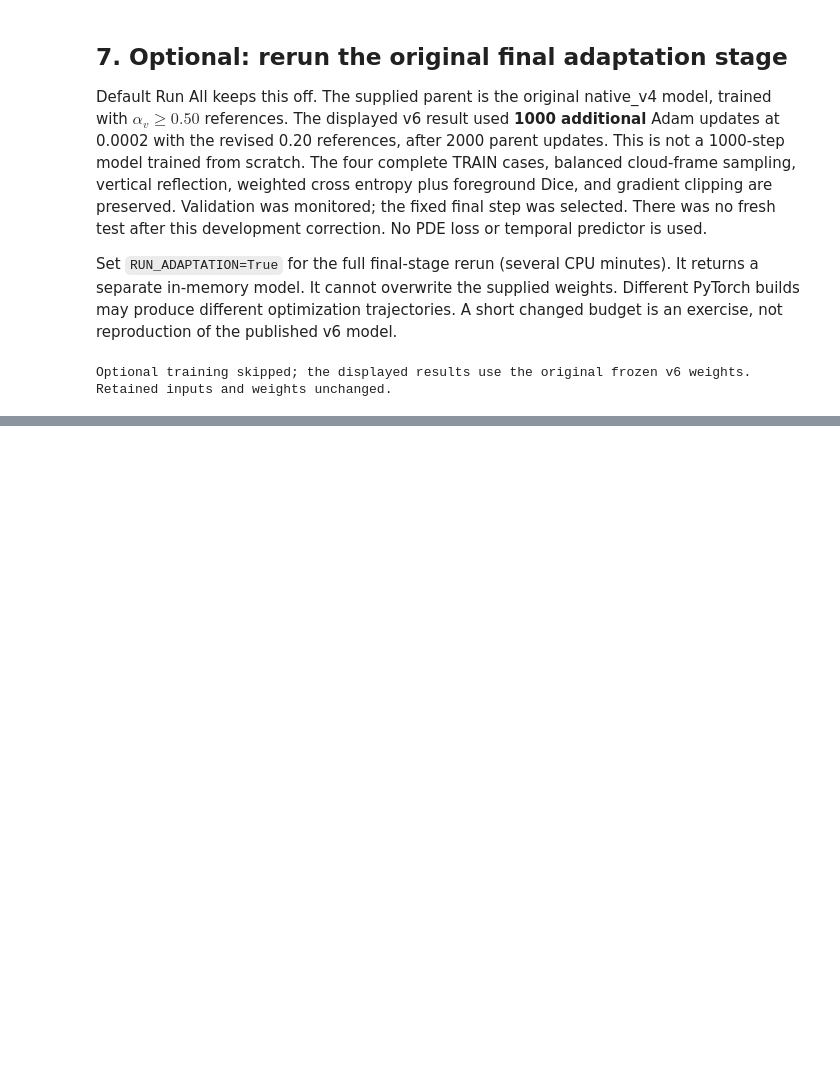
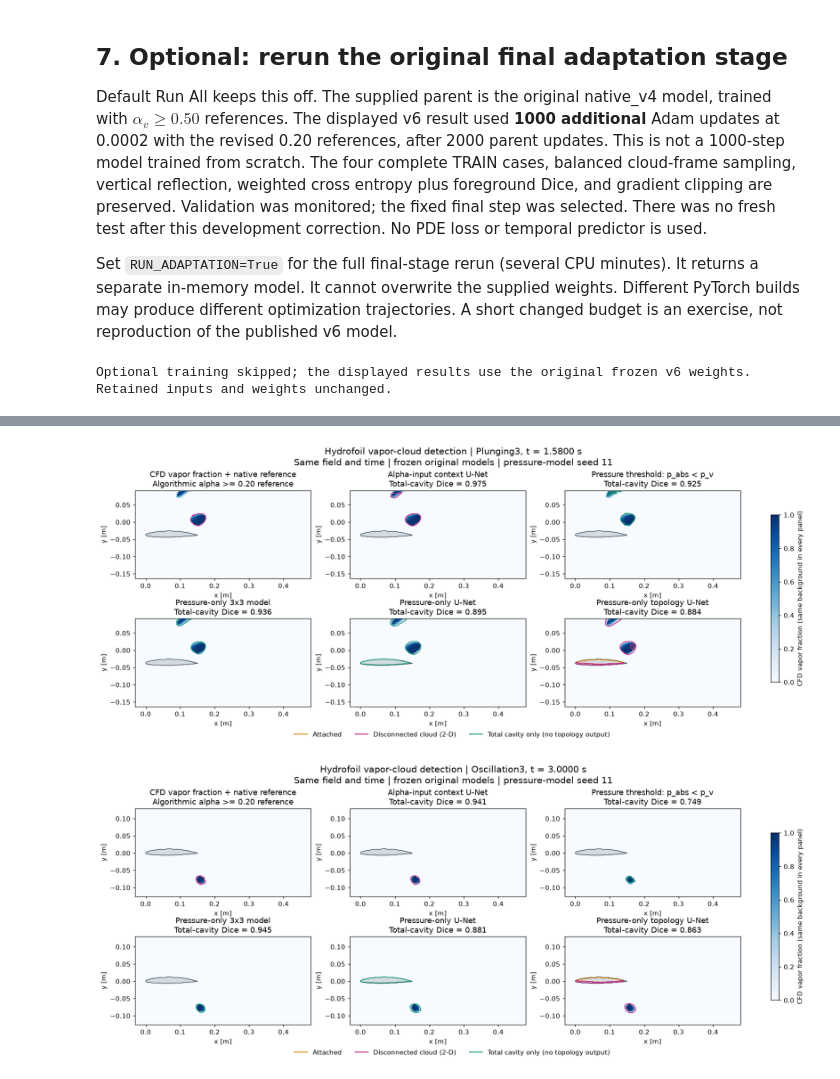
Before and after one commit to Ehsan-Roohi/FlowMLLab, a Jupyter notebook: notebooks/week11/W11_Cavitation_Cloud_Detection.ipynb, the cells around one changed output, grey strips where cells are left out. Cells and saved outputs as stored; diff of their text form; code cells hidden in the pictures; blank space fills up the shorter version.

Commit message:
Compare original alpha and pressure cavity detectors in Week 11

```diff
--- a/notebooks/week11/W11_Cavitation_Cloud_Detection.ipynb
+++ b/notebooks/week11/W11_Cavitation_Cloud_Detection.ipynb
@@ -282,0 +282,34 @@ this replay. Continue to [Week 12](../week12/README.md).
+# %%
+from flowmllab.cavitation_methods import (
+    load_comparison, infer_comparison, method_mask, binary_score, methods_figure)
+METHODS_DATA = ROOT/'data/week11_cavitation_methods'
+methods_manifest, frames = load_comparison(METHODS_DATA)
+methods_before = {n:digest(METHODS_DATA/n) for n in methods_manifest['files']}
+method_names = ['alpha_topology','pressure_threshold','pressure_patch','pressure_unet','pressure_topology']
+comparison_rows = []
+for seed in methods_manifest['seeds']:
+    outputs = infer_comparison(METHODS_DATA,frames,seed)
+    if seed == 11:
+        plot_outputs = outputs
+    for f,o in zip(frames,outputs):
+        np.testing.assert_array_equal(o['alpha_topology'],f['expected_alpha_topology'])
+        for method in method_names[2:]:
+            actual = o[method] if method == 'pressure_topology' else o[method]>=.20
+            np.testing.assert_array_equal(actual,f[f'expected_{method}_{seed}'])
+    for case_name in methods_manifest['cases']:
+        members = [(f,o) for f,o in zip(frames,outputs) if f['case']==case_name]
+        for method in method_names:
+            if seed != 11 and method in method_names[:2]:
+                continue
+            counts = np.zeros(3,dtype='int64')
+            for f,o in members:
+                valid = (f['reference']!=255)&~f['wall']
+                v = binary_score(method_mask(method,o[method]),f['alpha']>=.20,valid)
+                counts += [v['tp'],v['fp'],v['fn']]
+            tp,fp,fn = counts
+            comparison_rows.append({'case':case_name,'method':method,'seed':seed,
+                                    'total-cavity Dice':2*tp/(2*tp+fp+fn)})
+method_metrics = pd.DataFrame(comparison_rows)
+display(method_metrics)
+display(method_metrics.groupby(['case','method'])['total-cavity Dice'].agg(['mean','std','count']))
+print('All 16 shared frames and three pressure seeds reproduce the archived binary predictions.')
@@ -282,0 +356,10 @@ this replay. Continue to [Week 12](../week12/README.md).
+# %%
+for case_name in methods_manifest['cases']:
+    ids = [i for i,f in enumerate(frames) if f['case']==case_name]
+    i = max(ids,key=lambda j:int(((frames[j]['alpha']>=.20)&(frames[j]['reference']!=255)&~frames[j]['wall']).sum()))
+    methods_figure(frames[i],plot_outputs[i])
+    plt.show()
+assert methods_before == {n:digest(METHODS_DATA/n) for n in methods_manifest['files']}
+# %% [output]
+[figure, added]
+[figure, added]
```
Also changed, not shown: parts of 7 cells of this notebook, 44 other files.
